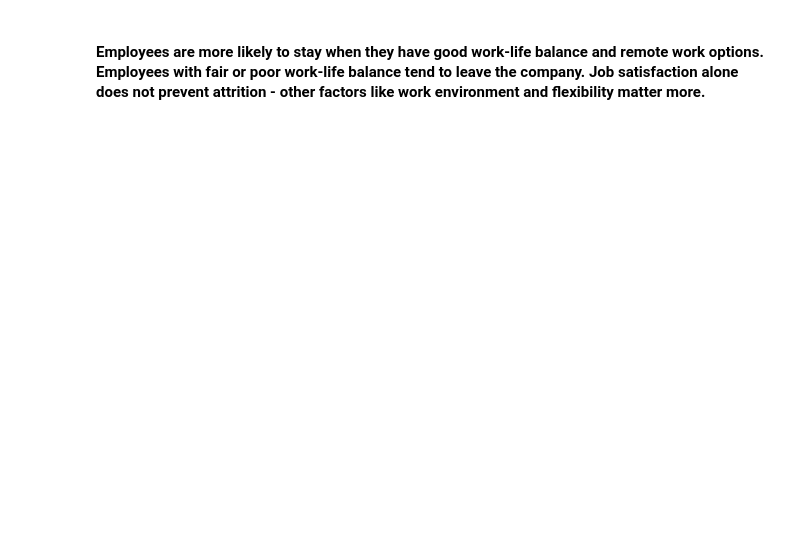
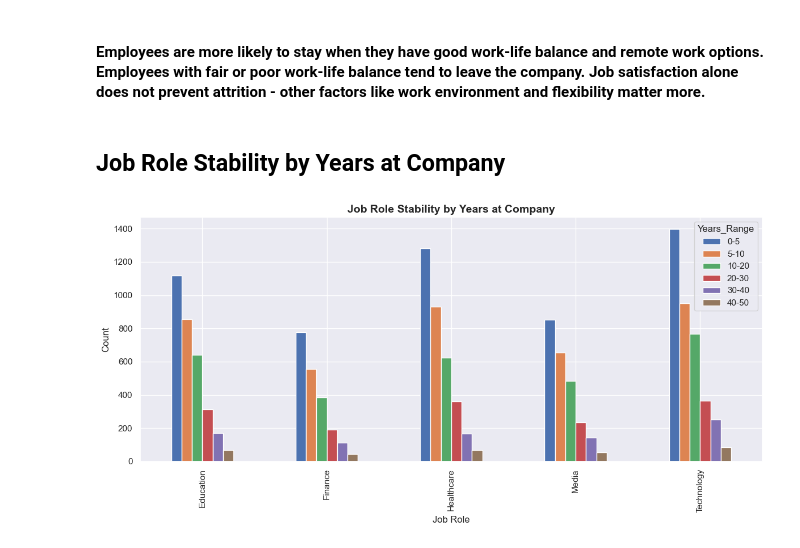
Before and after one commit to Hamza-rami/Jobs_dataset, a Jupyter notebook: describe_data.ipynb, the cells around one changed output. Drawn from its saved outputs; the diff is of its cells as text; code cells hidden in the pictures; blank space fills up the shorter version.

```diff
--- a/describe_data.ipynb
+++ b/describe_data.ipynb
@@ -153,2 +163,16 @@ plt.show()
 # %% [markdown]
 #### Employees are more likely to stay when they have good work-life balance and remote work options. Employees with fair or poor work-life balance tend to leave the company. Job satisfaction alone does not prevent attrition - other factors like work environment and flexibility matter more.
+# %% [markdown]
+## Job Role Stability by Years at Company
+# %%
+df['Years_Range'] = pd.cut(df['Years at Company'], bins=6, labels=['0-5', '5-10', '10-20', '20-30', '30-40', '40-50'])
+
+crosstab = pd.crosstab(df['Job Role'], df['Years_Range'])
+crosstab.plot(kind='bar', figsize=(12, 6))
+plt.title('Job Role Stability by Years at Company', fontsize=14, fontweight='bold')
+plt.xlabel('Job Role', fontsize=12)
+plt.ylabel('Count', fontsize=12)
+plt.tight_layout()
+plt.show()
+# %% [output]
+[figure, added]
```
Also changed, not shown: parts of 12 cells of this notebook, 1 other file.
